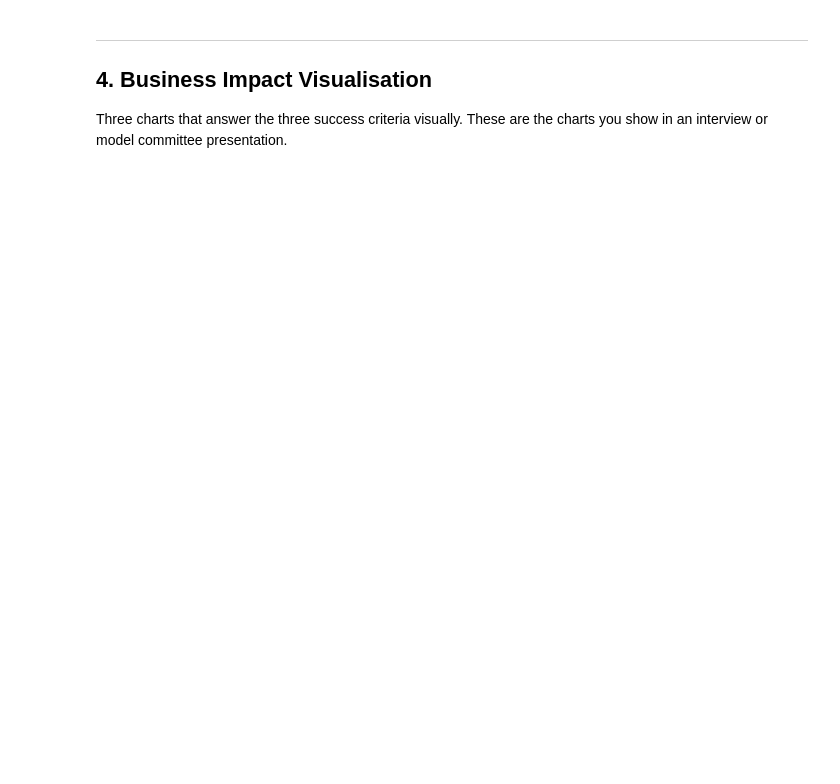
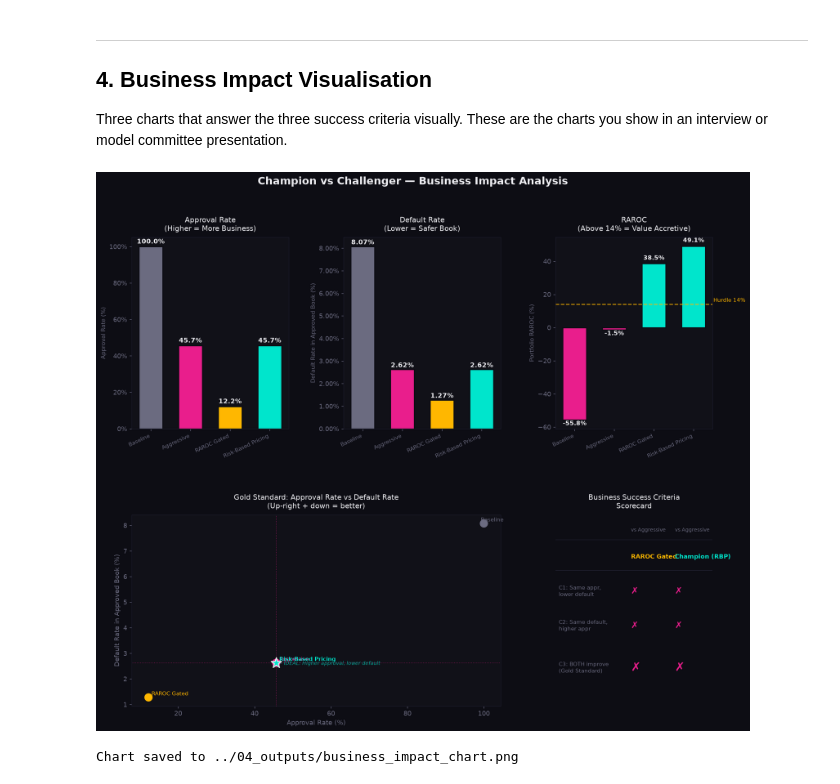
Before and after one commit to hiralsarkar/AI-Credit-Intelligence-System, a Jupyter notebook: 01_module_a_application_risk/02_notebooks/07_business_impact_analysis.ipynb, the cells around one changed output. Cells and saved outputs as stored; diff of their text form; code cells hidden in the pictures; blank space fills up the shorter version.

```diff
--- a/01_module_a_application_risk/02_notebooks/07_business_impact_analysis.ipynb
+++ b/01_module_a_application_risk/02_notebooks/07_business_impact_analysis.ipynb
@@ -275,8 +313,7 @@ for bar, val in zip(bars, approval_rates):
 ax1.set_xticks(range(len(policies)))
 ax1.set_xticklabels(policies, rotation=25, ha="right", fontsize=8.5, color=MUTED)
 ax1.set_ylabel("Approval Rate (%)", color=MUTED, fontsize=9)
-ax1.set_title("Approval Rate
-(Higher = More Business)", color=WHITE, fontsize=11, pad=10)
+ax1.set_title("Approval Rate\n(Higher = More Business)", color=WHITE, fontsize=11, pad=10)
 ax1.tick_params(colors=MUTED)
 for spine in ax1.spines.values(): spine.set_color("#1e1e2e")
 ax1.set_facecolor(DARK_CARD)
@@ -297,8 +334,7 @@ for bar, val in zip(bars, default_rates):
 ax2.set_xticks(range(len(policies)))
 ax2.set_xticklabels(policies, rotation=25, ha="right", fontsize=8.5, color=MUTED)
 ax2.set_ylabel("Default Rate in Approved Book (%)", color=MUTED, fontsize=9)
-ax2.set_title("Default Rate
-(Lower = Safer Book)", color=WHITE, fontsize=11, pad=10)
+ax2.set_title("Default Rate\n(Lower = Safer Book)", color=WHITE, fontsize=11, pad=10)
 ax2.tick_params(colors=MUTED)
 for spine in ax2.spines.values(): spine.set_color("#1e1e2e")
 ax2.yaxis.set_major_formatter(mtick.FuncFormatter(lambda x,_: f"{x:.2f}%"))
@@ -322,8 +358,7 @@ for bar, val in zip(bars, rarocs):
 ax3.set_xticks(range(len(policies)))
 ax3.set_xticklabels(policies, rotation=25, ha="right", fontsize=8.5, color=MUTED)
 ax3.set_ylabel("Portfolio RAROC (%)", color=MUTED, fontsize=9)
-ax3.set_title("RAROC
-(Above 14% = Value Accretive)", color=WHITE, fontsize=11, pad=10)
+ax3.set_title("RAROC\n(Above 14% = Value Accretive)", color=WHITE, fontsize=11, pad=10)
 ax3.tick_params(colors=MUTED)
 for spine in ax3.spines.values(): spine.set_color("#1e1e2e")
 
@@ -360,8 +395,7 @@ ax4.text(champion["Approval Rate"]*100 + 0.5, aggressive["Default Rate"]*100 - 0
 
 ax4.set_xlabel("Approval Rate (%)", color=MUTED, fontsize=10)
 ax4.set_ylabel("Default Rate in Approved Book (%)", color=MUTED, fontsize=10)
-ax4.set_title("Gold Standard: Approval Rate vs Default Rate
-(Up-right + down = better)",
+ax4.set_title("Gold Standard: Approval Rate vs Default Rate\n(Up-right + down = better)",
               color=WHITE, fontsize=11, pad=10)
 ax4.tick_params(colors=MUTED)
 for spine in ax4.spines.values(): spine.set_color("#1e1e2e")
@@ -402,35 +436,39 @@ for row_i, (row_data, y) in enumerate(zip(table_data, y_positions)):
     for col_i, (val, x) in enumerate(zip(row_data, col_x)):
         if row_i == 0:
             color, size, weight = MUTED, 8, "normal"
         elif row_i == 1:
             color = AMBER if col_i == 1 else AQUA
             size, weight = 9.5, "bold"
         elif col_i == 0:
             color, size, weight = MUTED, 8.5, "normal"
         else:
             passed = val == "✓"
             if row_i == 4:   # Gold standard
                 color = AQUA if passed else MAGENTA
                 size, weight = 18, "bold"
             else:
                 color = AQUA if passed else MAGENTA
                 size, weight = 14, "bold"
         ax5.text(x, y, val, transform=ax5.transAxes,
                  fontsize=size, color=color, fontweight=weight,
                  va="center")
 
 ax5.set_title("Business Success Criteria\nScorecard", color=WHITE,
               fontsize=11, pad=10)
+ax5.set_xlim(0, 1)
+ax5.set_ylim(0, 1)
 
 # Draw separating lines
 for y_sep in [0.87, 0.71]:
-    ax5.axhline(y_sep, color="#1e1e2e", linewidth=1,
-                transform=ax5.transAxes, xmin=0, xmax=1)
+    ax5.axhline(y_sep, color="#1e1e2e", linewidth=1, xmin=0, xmax=1)
 
 plt.savefig("../04_outputs/business_impact_chart.png",
             bbox_inches="tight", facecolor=BG, dpi=150)
 plt.show()
 print("Chart saved to ../04_outputs/business_impact_chart.png")
+# %% [output]
+[figure, added]
+Chart saved to ../04_outputs/business_impact_chart.png
 # %% [markdown]
 ---
 ## 5. Key Findings - What to Say in an Interview
```
Also changed, not shown: parts of 6 cells of this notebook, 27 other files.
